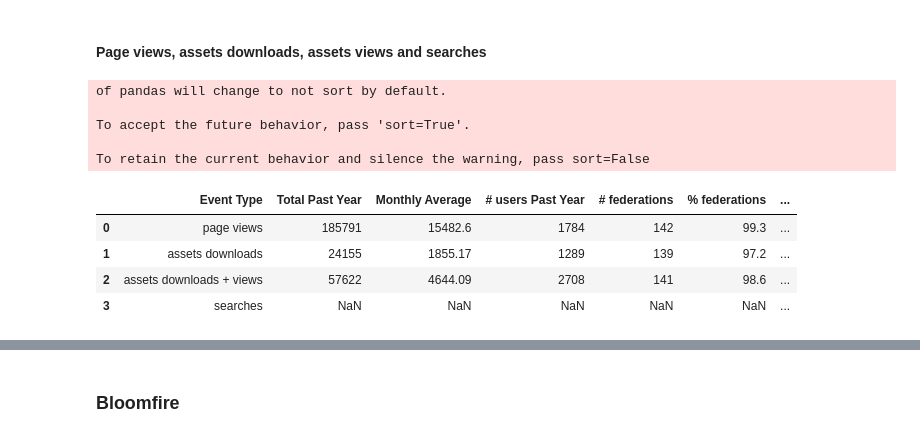
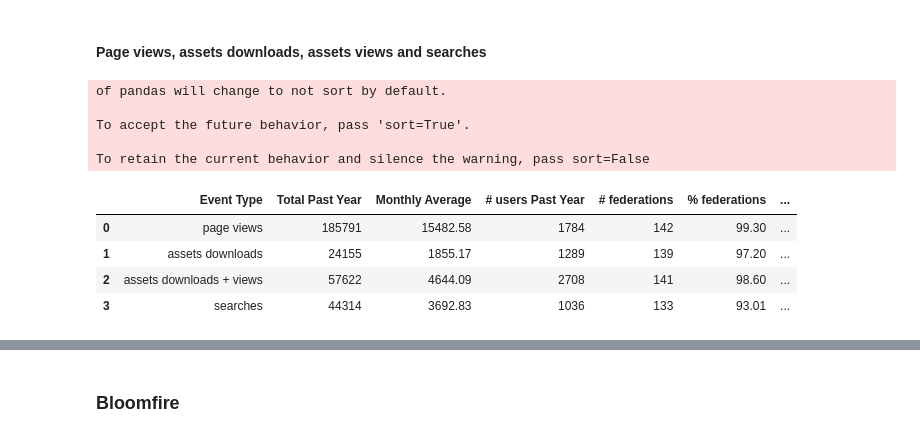
Before and after one commit to olga0503/DATA602hw1, a Jupyter notebook: FedCentral Analytics .ipynb, the cells around one changed output, grey strips where cells are left out. Saved outputs shown, nothing was run; the diff lists cells and outputs as text; code cells hidden in the pictures.

```diff
--- a/FedCentral Analytics .ipynb
+++ b/FedCentral Analytics .ipynb
@@ -308,6 +308,24 @@ views_fed = pd.concat([views1_fed,views2_fed,views3_fed,views4_fed,views5_fed,vi
 views_fed = pd.merge(views_fed,federations[['code','name','type']],how='left',left_on = 'User Organization', right_on = 'code')
 views_fed_fed = views_fed[views_fed['type']=='yes']['User Organization']
 views_fed_net = views_fed[views_fed['type']=='no']['User Organization']
+
+searches1_fed = pd.read_csv('searches1_fed.csv')
+searches2_fed = pd.read_csv('searches2_fed.csv')
+searches3_fed = pd.read_csv('searches3_fed.csv')
+searches4_fed = pd.read_csv('searches4_fed.csv')
+searches5_fed = pd.read_csv('searches5_fed.csv')
+searches6_fed = pd.read_csv('searches6_fed.csv')
+searches7_fed = pd.read_csv('searches7_fed.csv')
+searches8_fed = pd.read_csv('searches8_fed.csv')
+searches9_fed = pd.read_csv('searches9_fed.csv')
+searches10_fed = pd.read_csv('searches10_fed.csv')
+searches11_fed = pd.read_csv('searches11_fed.csv')
+searches_fed = pd.concat([searches1_fed,searches2_fed,searches3_fed,searches4_fed,searches5_fed,searches6_fed,
+                         searches7_fed,searches8_fed,searches9_fed,searches10_fed,searches11_fed])
+#searches_fed = searches_fed[searches_fed['Event Label']!='(not set)']
+searches_fed = pd.merge(searches_fed,federations[['code','name','type']],how='left',left_on = 'User Organization', right_on = 'code')
+searches_fed_fed = searches_fed[searches_fed['type']=='yes']['User Organization']
+searches_fed_net = searches_fed[searches_fed['type']=='no']['User Organization']
 
 
 downloads1_fed = pd.read_csv('downloads1_fed.csv')
@@ -331,45 +349,78 @@ downloads_date = pd.concat([downloads1_date,downloads2_date,downloads3_date,down
 downloads_date['Date'] = pd.to_datetime(downloads_date['Date'], format='%Y%m%d')
 downloads_date.set_index('Date',inplace=True)
 
+searches1_date = pd.read_csv('searches1_date.csv')
+searches2_date = pd.read_csv('searches2_date.csv')
+searches3_date = pd.read_csv('searches3_date.csv')
+searches4_date = pd.read_csv('searches4_date.csv')
+searches5_date = pd.read_csv('searches5_date.csv')
+searches6_date = pd.read_csv('searches6_date.csv')
+searches7_date = pd.read_csv('searches7_date.csv')
+searches8_date = pd.read_csv('searches8_date.csv')
+searches9_date = pd.read_csv('searches9_date.csv')
+searches10_date = pd.read_csv('searches10_date.csv')
+searches11_date = pd.read_csv('searches11_date.csv')
+
+searches_date = pd.concat([searches1_date,searches2_date,searches3_date,searches4_date,searches5_date,searches6_date,
+                          searches7_date,searches8_date,searches9_date,searches10_date,searches11_date])
+searches_date = searches_date[searches_date['Event Label']!='(not set)']
+searches_date['Date'] = pd.to_datetime(searches_date['Date'], format='%Y%m%d')
+searches_date.set_index('Date',inplace=True)
+
 downloads1_user = pd.read_csv('downloads1_user.csv')
 downloads2_user = pd.read_csv('downloads2_user.csv')
 downloads3_user = pd.read_csv('downloads3_user.csv')
 downloads4_user = pd.read_csv('downloads4_user.csv')
 downloads5_user = pd.read_csv('downloads5_user.csv')
 downloads_user = pd.concat([downloads1_user,downloads2_user,downloads3_user,downloads4_user,downloads5_user])
 
+searches1_user = pd.read_csv('searches1_user.csv')
+searches2_user = pd.read_csv('searches2_user.csv')
+searches3_user = pd.read_csv('searches3_user.csv')
+searches4_user = pd.read_csv('searches4_user.csv')
+searches5_user = pd.read_csv('searches5_user.csv')
+searches6_user = pd.read_csv('searches6_user.csv')
+searches7_user = pd.read_csv('searches7_user.csv')
+searches8_user = pd.read_csv('searches8_user.csv')
+searches9_user = pd.read_csv('searches9_user.csv')
+searches10_user = pd.read_csv('searches10_user.csv')
+searches11_user = pd.read_csv('searches11_user.csv')
+searches_user = pd.concat([searches1_user, searches2_user, searches3_user,searches4_user,searches5_user,searches6_user,
+                           searches7_user,searches8_user,searches9_user,searches10_user,searches11_user])
+
 
 table1 = pd.DataFrame(columns=['Event Type','Total Past Year','Monthly Average','# users Past Year','# federations','% federations','#networks','% networks'])
 table1['Event Type'] = ['page views','assets downloads','assets downloads + views','searches']
 table1['Total Past Year'] = [views_date['Pageviews'].sum(),downloads_date['Total Events'].sum(),
                              views_date[views_date['Page'].str.contains('/view')]['Pageviews'].sum()+downloads_date['Total Events'].sum(),
-                             'NaN']
+                             searches_date['Total Events'].sum()]
 table1['Monthly Average'] = [round(views_date.resample('M')['Pageviews'].sum().mean(),2),round(downloads_date.resample('M')['Total Events'].sum().mean(),2),
                              round(downloads_date.resample('M')['Total Events'].sum().mean(),2)+round(views_date[views_date['Page'].str.contains('/view')].resample('M')['Pageviews'].sum().mean(),2),
-                             'NaN']
+                             round(searches_date.resample('M')['Total Events'].sum().mean(),2)]
 table1['# users Past Year'] = [len(set(views_user['User'])),len(set(downloads_user['User'])),
                                len(set(downloads_user['User']))+len(set(views_user[views_user['Page'].str.contains('/view')]['User'])),
-                               'NaN']
+                               len(set(searches_user['User']))]
 table1['# federations'] = [len(set(views_fed_fed)),len(set(downloads_fed_fed)),
                            len(set(pd.concat([views_fed[(views_fed['Page'].str.contains('/view')) & (views_fed['type']=='yes')]['User Organization'],downloads_fed_fed]))),
-                           'NaN']
+                           len(set(searches_fed_fed))]
 table1['% federations'] = [round(len(set(views_fed_fed))*100/len(total_registered_fed),2),round(len(set(downloads_fed_fed))*100/len(total_registered_fed),2),
                            round(len(set(pd.concat([views_fed[(views_fed['Page'].str.contains('/view')) & (views_fed['type']=='yes')]['User Organization'],downloads_fed_fed])))*100/len(total_registered_fed),2),
-                           'NaN']
-table1['#networks'] = [len(views_fed_net),len(downloads_fed_net),
-                       len(set(pd.concat([views_fed[(views_fed['Page'].str.contains('/view')) & (views_fed['type']=='no')]['User Organization'],downloads_fed_fed]))),
-                       'NaN']
+                           round(len(set(searches_fed_fed))*100/len(total_registered_fed),2)]
+table1['#networks'] = [len(set(views_fed_net)),len(set(downloads_fed_net)),
+                       len(set(pd.concat([views_fed[(views_fed['Page'].str.contains('/view')) & (views_fed['type']=='no')]['User Organization'],downloads_fed_net]))),
+                       len(set(searches_fed_net))]
 table1['% networks'] = [round(len(set(views_fed_net))*100/len(total_registered_net)),round(len(set(downloads_fed_net))*100/len(total_registered_net),2),
-                        round(len(set(pd.concat([views_fed[(views_fed['Page'].str.contains('/view')) & (views_fed['type']=='no')]['User Organization'],downloads_fed_net])))*100/len(total_registered_fed),2),'NaN']
+                        round(len(set(pd.concat([views_fed[(views_fed['Page'].str.contains('/view')) & (views_fed['type']=='no')]['User Organization'],
+                                                 downloads_fed_net])))*100/len(total_registered_net),2),round(len(set(searches_fed_net))*100/len(total_registered_net),2)]
 table1
 # %% [output]
 of pandas will change to not sort by default.
 
 To accept the future behavior, pass 'sort=True'.
 
 To retain the current behavior and silence the warning, pass sort=False
 |  | Event Type | Total Past Year | Monthly Average | # users Past Year | # federations | % federations | ... |
-| 0 | page views | 185791 | 15482.6 | 1784 | 142 | 99.3 | ... |
-| 1 | assets downloads | 24155 | 1855.17 | 1289 | 139 | 97.2 | ... |
-| 2 | assets downloads + views | 57622 | 4644.09 | 2708 | 141 | 98.6 | ... |
-| 3 | searches | NaN | NaN | NaN | NaN | NaN | ... |
+| 0 | page views | 185791 | 15482.58 | 1784 | 142 | 99.30 | ... |
+| 1 | assets downloads | 24155 | 1855.17 | 1289 | 139 | 97.20 | ... |
+| 2 | assets downloads + views | 57622 | 4644.09 | 2708 | 141 | 98.60 | ... |
+| 3 | searches | 44314 | 3692.83 | 1036 | 133 | 93.01 | ... |
```
Also changed, not shown: parts of 4 cells of this notebook.
